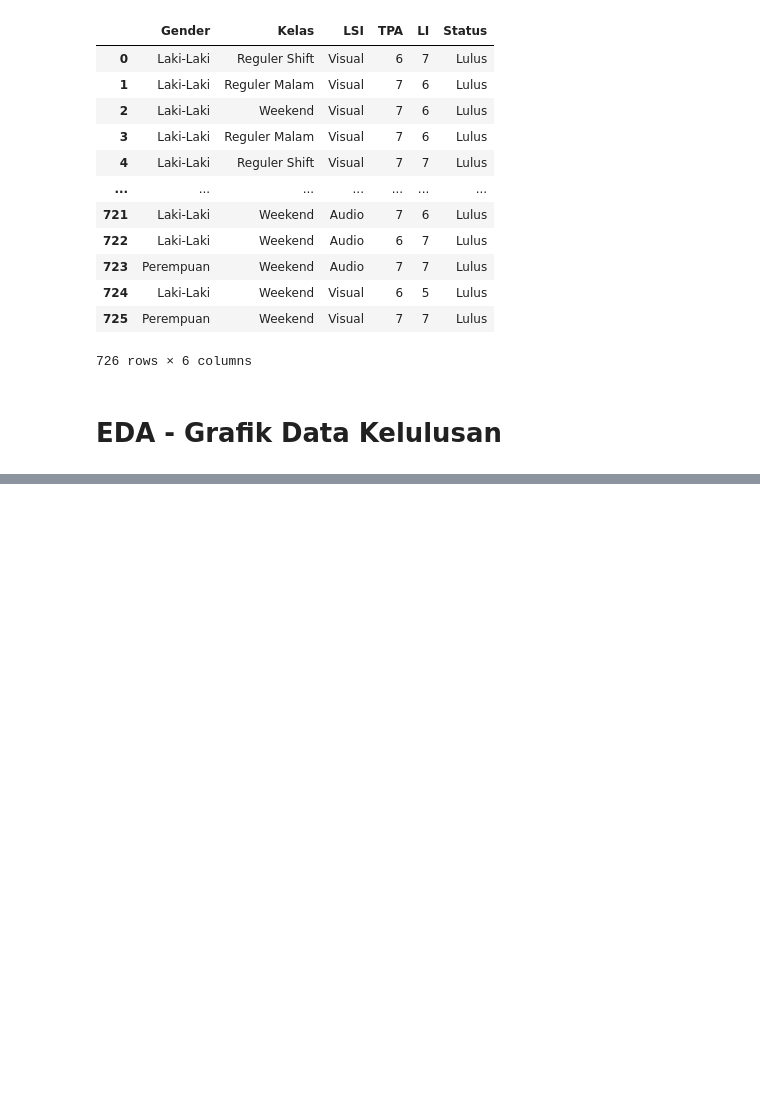
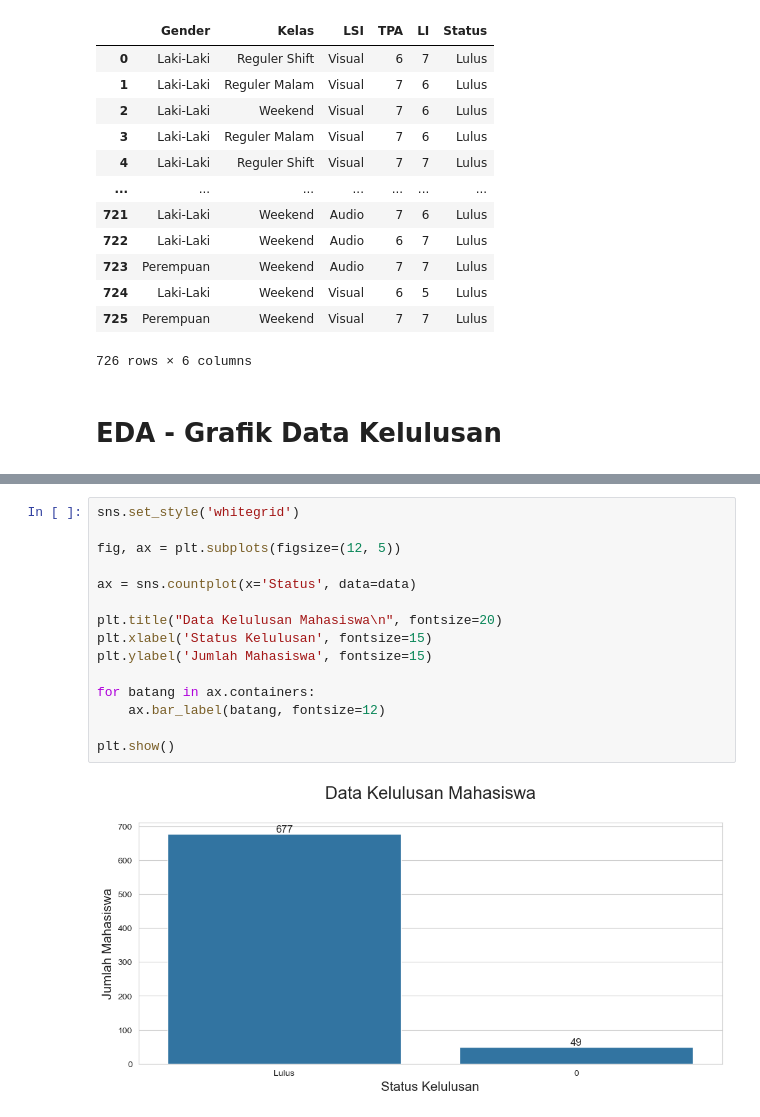
Before and after one commit to afnan923/ABC-Latihan-Jupyter1, a Jupyter notebook: Untitled.ipynb, the cells around one changed output, grey strips where cells are left out. Saved outputs shown, nothing was run; the diff lists cells and outputs as text; blank space fills up the shorter version.

```diff
--- a/Untitled.ipynb
+++ b/Untitled.ipynb
@@ -120,0 +123,17 @@ plt
+# %%
+sns.set_style('whitegrid')
+
+fig, ax = plt.subplots(figsize=(12, 5))
+
+ax = sns.countplot(x='Status', data=data)
+
+plt.title("Data Kelulusan Mahasiswa\n", fontsize=20)
+plt.xlabel('Status Kelulusan', fontsize=15)
+plt.ylabel('Jumlah Mahasiswa', fontsize=15)
+
+for batang in ax.containers:
+    ax.bar_label(batang, fontsize=12)
+
+plt.show()
+# %% [output]
+[figure, added]
```
Also changed, not shown: parts of 1 cell of this notebook.
